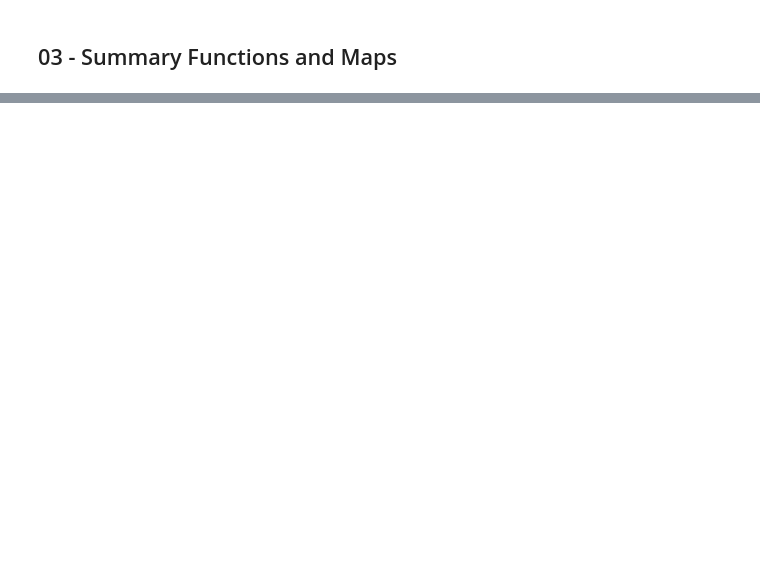
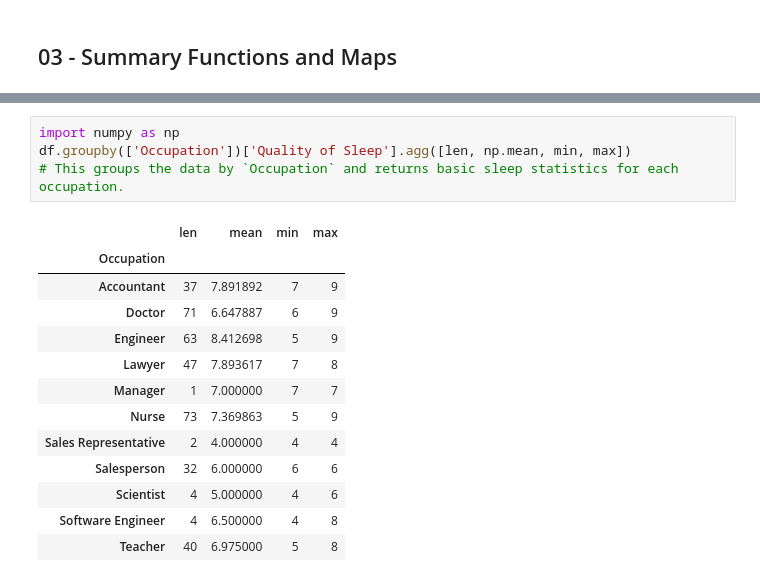
Before and after one commit to r-aath/DS_prep, a Jupyter notebook: py_notebooks/panda.ipynb, the cells around one changed output, grey strips where cells are left out. Drawn from its saved outputs; the diff is of its cells as text; blank space fills up the shorter version.

```diff
--- a/py_notebooks/panda.ipynb
+++ b/py_notebooks/panda.ipynb
@@ -219,0 +297,18 @@ Length: 11, dtype: str
+# %%
+import numpy as np
+df.groupby(['Occupation'])['Quality of Sleep'].agg([len, np.mean, min, max])
+# This groups the data by `Occupation` and returns basic sleep statistics for each occupation.
+# %% [output]
+|  | len | mean | min | max |
+| Occupation |  |  |  |  |
+| Accountant | 37 | 7.891892 | 7 | 9 |
+| Doctor | 71 | 6.647887 | 6 | 9 |
+| Engineer | 63 | 8.412698 | 5 | 9 |
+| Lawyer | 47 | 7.893617 | 7 | 8 |
+| Manager | 1 | 7.000000 | 7 | 7 |
+| Nurse | 73 | 7.369863 | 5 | 9 |
+| Sales Representative | 2 | 4.000000 | 4 | 4 |
+| Salesperson | 32 | 6.000000 | 6 | 6 |
+| Scientist | 4 | 5.000000 | 4 | 6 |
+| Software Engineer | 4 | 6.500000 | 4 | 8 |
+| Teacher | 40 | 6.975000 | 5 | 8 |
```
Also changed, not shown: parts of 29 cells of this notebook.
